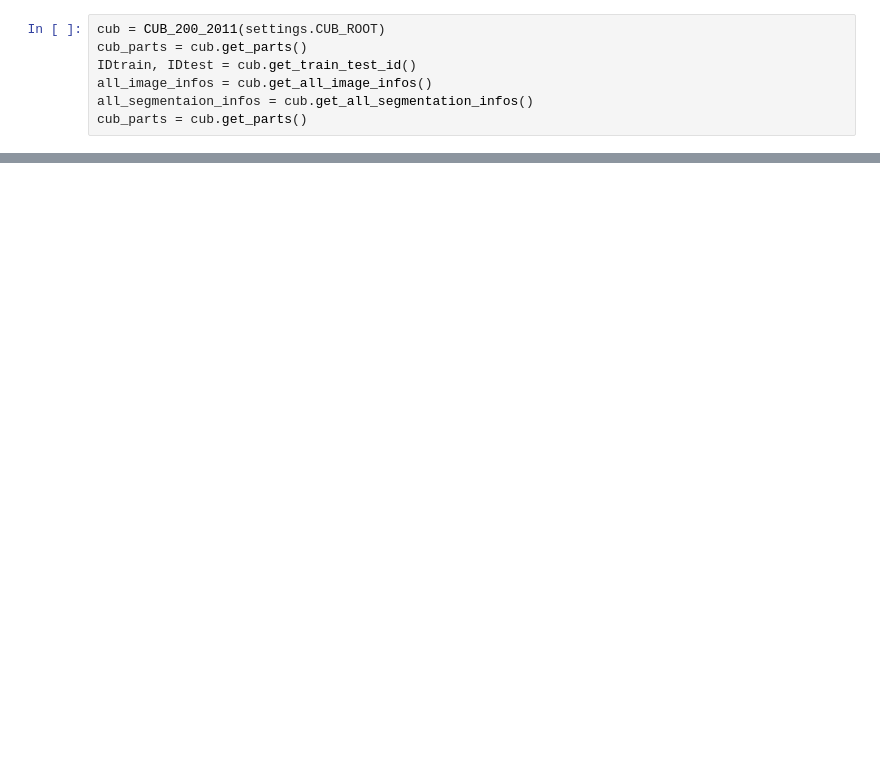
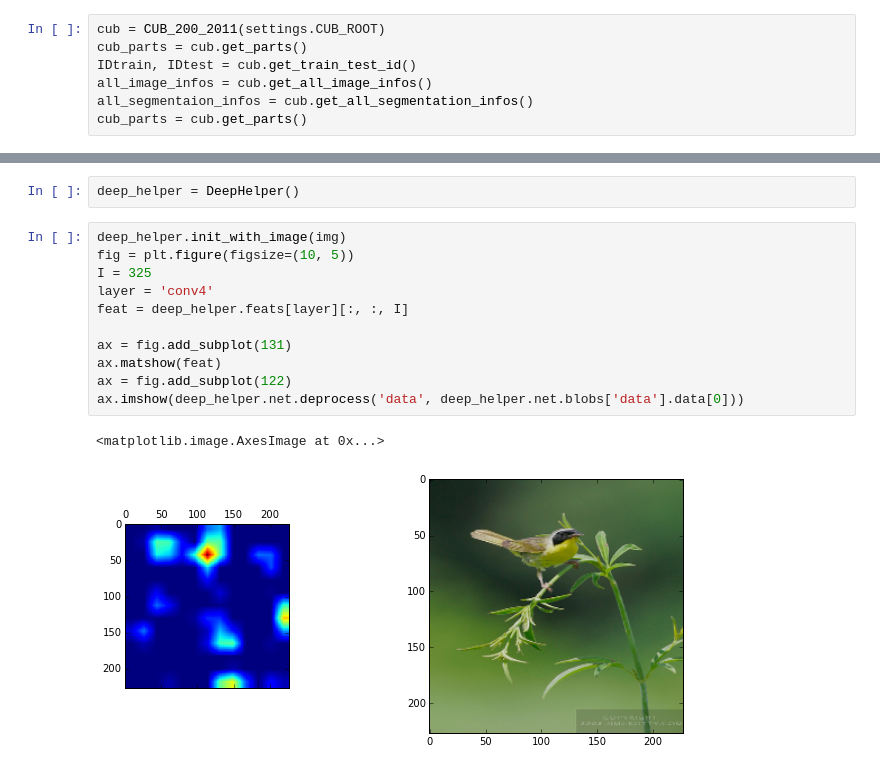
Before and after one commit to yassersouri/omgh, a Jupyter notebook: notebooks/RF.ipynb, the cells around one changed output, grey strips where cells are left out. Saved outputs shown, nothing was run; the diff lists cells and outputs as text; blank space fills up the shorter version.

```diff
--- a/notebooks/RF.ipynb
+++ b/notebooks/RF.ipynb
@@ -76,0 +63,16 @@ img_id:2780     part_name:throat                part_id:15 x:291        y:130
+# %%
+deep_helper = DeepHelper()
+# %%
+deep_helper.init_with_image(img)
+fig = plt.figure(figsize=(10, 5))
+I = 325
+layer = 'conv4'
+feat = deep_helper.feats[layer][:, :, I]
+
+ax = fig.add_subplot(131)
+ax.matshow(feat)
+ax = fig.add_subplot(122)
+ax.imshow(deep_helper.net.deprocess('data', deep_helper.net.blobs['data'].data[0]))
+# %% [output]
+<matplotlib.image.AxesImage at 0x...>
+[figure, added]
```
Also changed, not shown: parts of 4 cells of this notebook.
